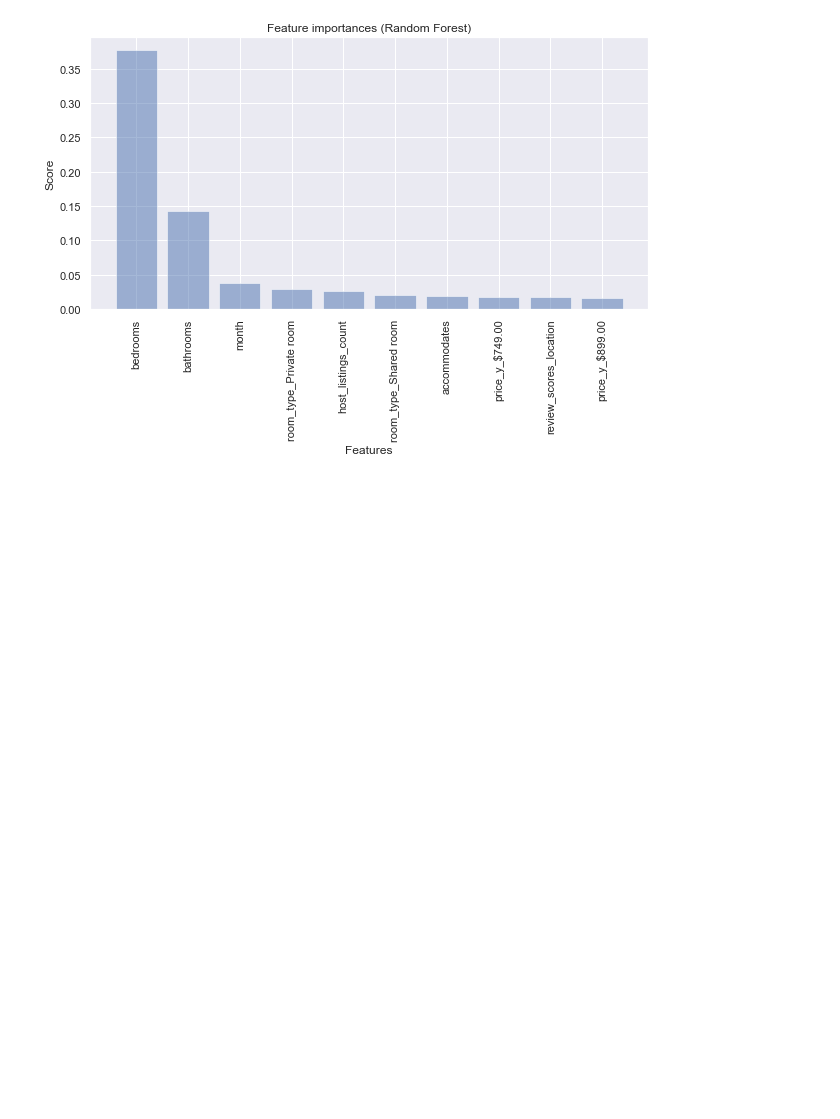
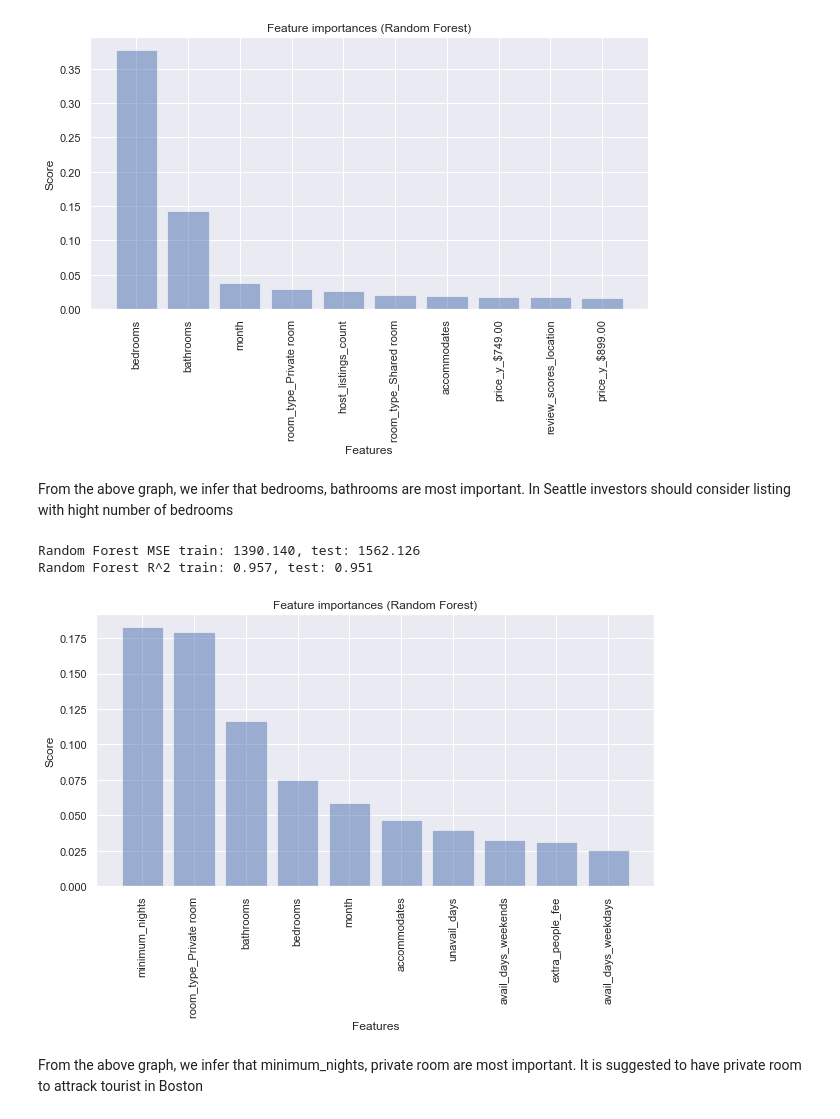
Before and after one commit to mamadcamzis/BostonSeatle, a Jupyter notebook: boston_seattle_blog.ipynb, the cells around one changed output. Cells and saved outputs as stored; diff of their text form; code cells hidden in the pictures; blank space fills up the shorter version.

```diff
--- a/boston_seattle_blog.ipynb
+++ b/boston_seattle_blog.ipynb
@@ -877,10 +885,8 @@ X_train.shape
 (654179, 371)
 # %%
 # Trraining RF regressor model
-model_forest = RandomForestRegressor(n_estimators=10,
-                               criterion='mse',
-                               random_state=42,
-                               n_jobs=-1)
+model_forest = RandomForestRegressor(n_estimators=10, criterion='mse',
+                                     random_state=42, n_jobs=-1)
 # %%
 def train_predict_model(model, X_train, X_test, y_train, y_test, model_name):
     """train a model and test it on test data
@@ -934,3 +938,20 @@ def plot_features_importance(model, x_train, model_name):
 plot_features_importance(model_forest, X_train, 'Random Forest')
 # %% [output]
 [figure]
+# %% [markdown]
+From the above graph, we infer that bedrooms, bathrooms  are most important.
+In Seattle investors should consider listing with hight number of bedrooms
+# %%
+X_train, X_test, y_train, y_test = prepare_data_for_ml(boston_list, boston_cal)
+# %%
+train_predict_model(model_forest, X_train, X_test, y_train, y_test, 'Random Forest')
+# %% [output]
+Random Forest MSE train: 1390.140, test: 1562.126
+Random Forest R^2 train: 0.957, test: 0.951
+# %%
+plot_features_importance(model_forest, X_train, 'Random Forest')
+# %% [output]
+[figure, added]
+# %% [markdown]
+From the above graph, we infer that minimum_nights, private room  are most important.
+It is suggested to have private room to attrack tourist in Boston
```
Also changed, not shown: parts of 3 cells of this notebook.
